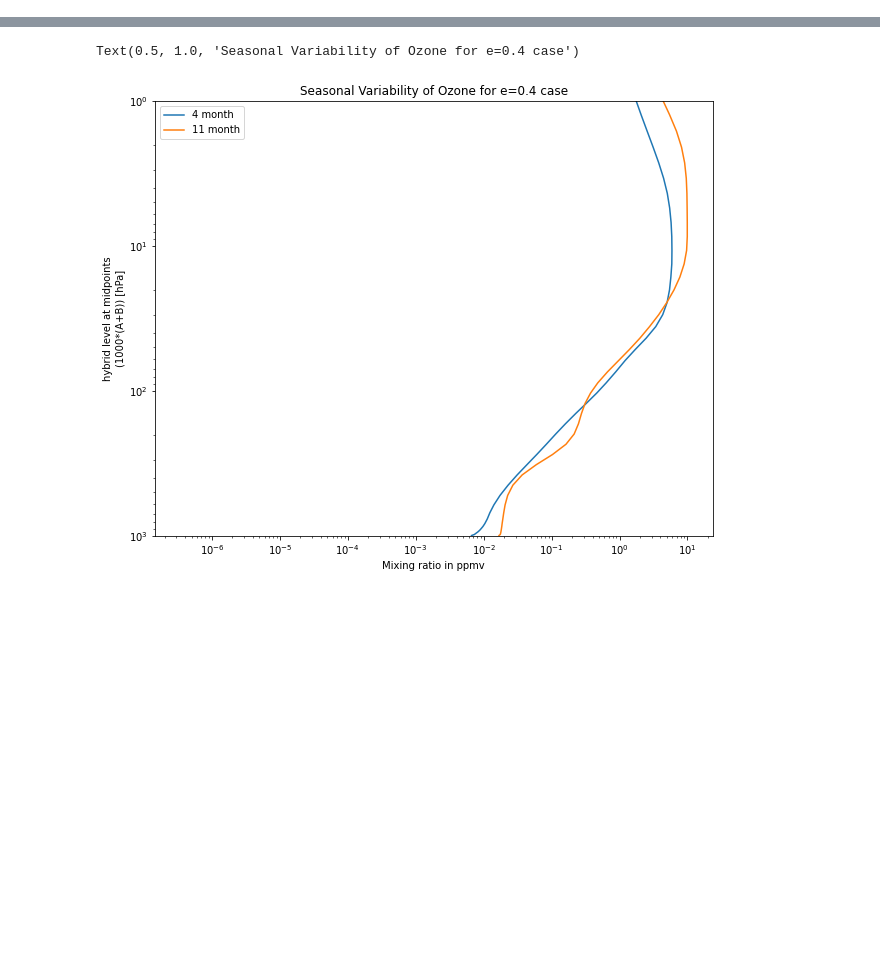
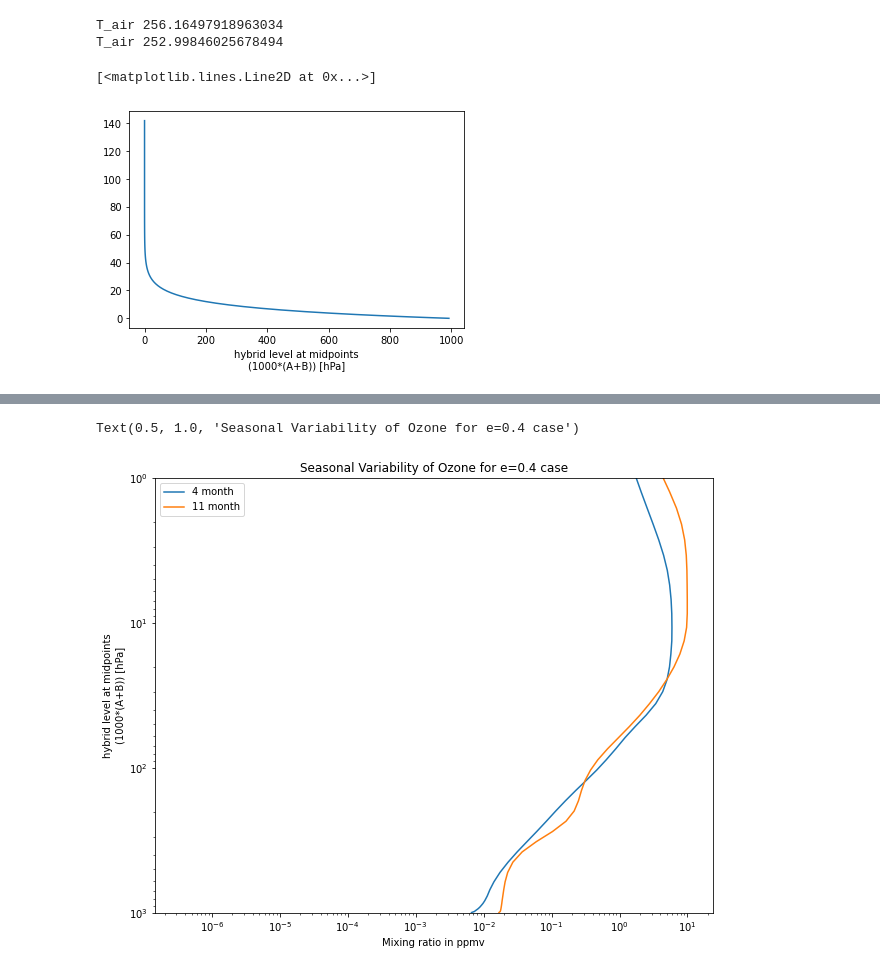
Before and after one commit to pybl1994/analysis_code, a Jupyter notebook: MixingRatios&WaterProcesses.ipynb, the cells around one changed output, grey strips where cells are left out. Saved outputs shown, nothing was run; the diff lists cells and outputs as text; code cells hidden in the pictures; blank space fills up the shorter version.

```diff
--- a/MixingRatios&WaterProcesses.ipynb
+++ b/MixingRatios&WaterProcesses.ipynb
@@ -127,36 +127,36 @@ for i in range(len(e_range)):
 # %%
-# define eccentricity range
+# # define eccentricity range
 
-# for O2 only because my e = 0.0167 case does not have O2 in namelist definition
+# # for O2 only because my e = 0.0167 case does not have O2 in namelist definition
 
-e_range =['e01','e02','e03','e04']
+# e_range =['e01','e02','e03','e04']
 
-# define path
+# # define path
 
-data_dir_file = []
+# data_dir_file = []
 
-for i in range(len(e_range)):
-    data_dir_file.append('/nobackup/pybl/cesm2/archive/b.e21.BWma1850.f19_g17.'+ e_range[i]+'_obl0_branch.001/atm/hist/')
+# for i in range(len(e_range)):
+#     data_dir_file.append('/nobackup/pybl/cesm2/archive/b.e21.BWma1850.f19_g17.'+ e_range[i]+'_obl0_branch.001/atm/hist/')
 
-# define specific path
+# # define specific path
 
-Path_O2         = []
+# Path_O2         = []
 
 
-for i in range(len(data_dir_file)):
+# for i in range(len(data_dir_file)):
 
-    Path_O2.append(data_dir_file[i]+'O2_'+ e_range[i] +'_obl0.nc')
+#     Path_O2.append(data_dir_file[i]+'O2_'+ e_range[i] +'_obl0.nc')
 
 
-# Import data
+# # Import data
 
-# each file has 5 case elements
+# # each file has 5 case elements
 
-O2_obl0            =[]
+# O2_obl0            =[]
 
 
-for i in range(len(e_range)):
-    O2_obl0.append(xr.open_mfdataset(Path_O2[i]))
+# for i in range(len(e_range)):
+#     O2_obl0.append(xr.open_mfdataset(Path_O2[i]))
 # %%
 # define eccentricity range for controlled experiment
 
@@ -180,6 +180,8 @@ Path_H2O     = []
 
 Path_T     = []
 
+Path_TS     = []
+
 Path_H2         = []
 Path_H          = []
 Path_CH4        = []
@@ -193,6 +195,7 @@ for i in range(len(data_dir_file)):
     Path_FSNT.append(data_dir_file[i]+'FSNT_'+ e_range[i] +'_obl0.nc')
     Path_H2O.append(data_dir_file[i]+'H2O_'+ e_range[i] +'_obl0.nc')
     Path_T.append(data_dir_file[i]+'T_'+ e_range[i] +'_obl0.nc')
+    Path_TS.append(data_dir_file[i]+'TS_'+ e_range[i] +'_obl0.nc')
     Path_H2.append(data_dir_file[i]+'H2_'+ e_range[i] +'_obl0.nc')
     Path_H.append(data_dir_file[i]+'H_'+ e_range[i] +'_obl0.nc')
     Path_CH4.append(data_dir_file[i]+'CH4_'+ e_range[i] +'_obl0.nc')
@@ -207,6 +210,7 @@ FLNT_obl0_circ     =[]
 FSNT_obl0_circ     =[]
 H2O_obl0_circ     =[]
 T_obl0_circ     =[]
+TS_obl0_circ     =[]
 
 H2_obl0_circ            =[]
 H_obl0_circ             =[]
@@ -221,6 +225,7 @@ for i in range(len(e_range)):
     FSNT_obl0_circ.append(xr.open_mfdataset(Path_FSNT[i]))
     H2O_obl0_circ.append(xr.open_mfdataset(Path_H2O[i]))
     T_obl0_circ.append(xr.open_mfdataset(Path_T[i]))
+    TS_obl0_circ.append(xr.open_mfdataset(Path_TS[i]))
     H2_obl0_circ.append(xr.open_mfdataset(Path_H2[i]))
     H_obl0_circ.append(xr.open_mfdataset(Path_H[i]))
     CH4_obl0_circ.append(xr.open_mfdataset(Path_CH4[i]))
@@ -310,3 +312,17 @@ def find_nearest(array, value):
     print(idx)
     print(array[idx-2:idx+2])
     return array[idx]
+# %%
+weights=np.cos(np.deg2rad(T_obl0_circ[0].T.lat))
+
+Z_e0  = Alt_conversion(T_obl0_circ[0].T.weighted(weights).mean(dim=("lat","lon")).mean(dim='time'))
+
+Z_e04 = Alt_conversion(T_obl0_circ[1].T.weighted(weights).mean(dim=("lat","lon")).mean(dim='time'))
+# %% [output]
+T_air 256.16497918963034
+T_air 252.99846025678494
+# %%
+Z_e0.plot()
+# %% [output]
+[<matplotlib.lines.Line2D at 0x...>]
+[figure, added]
```
Also changed, not shown: parts of 59 cells of this notebook.
